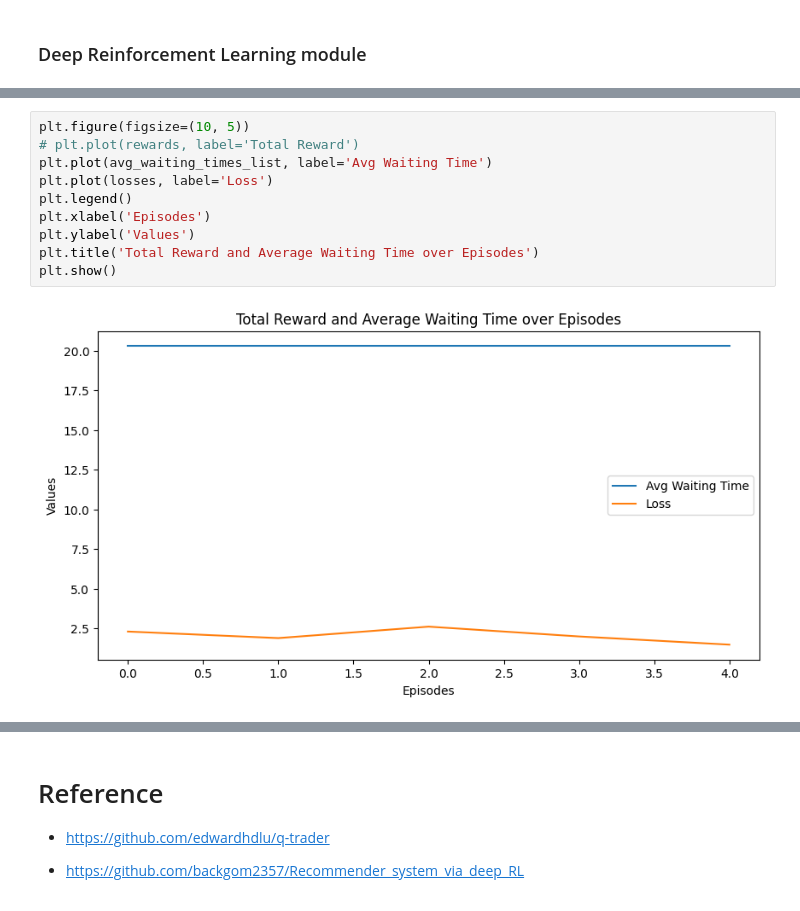
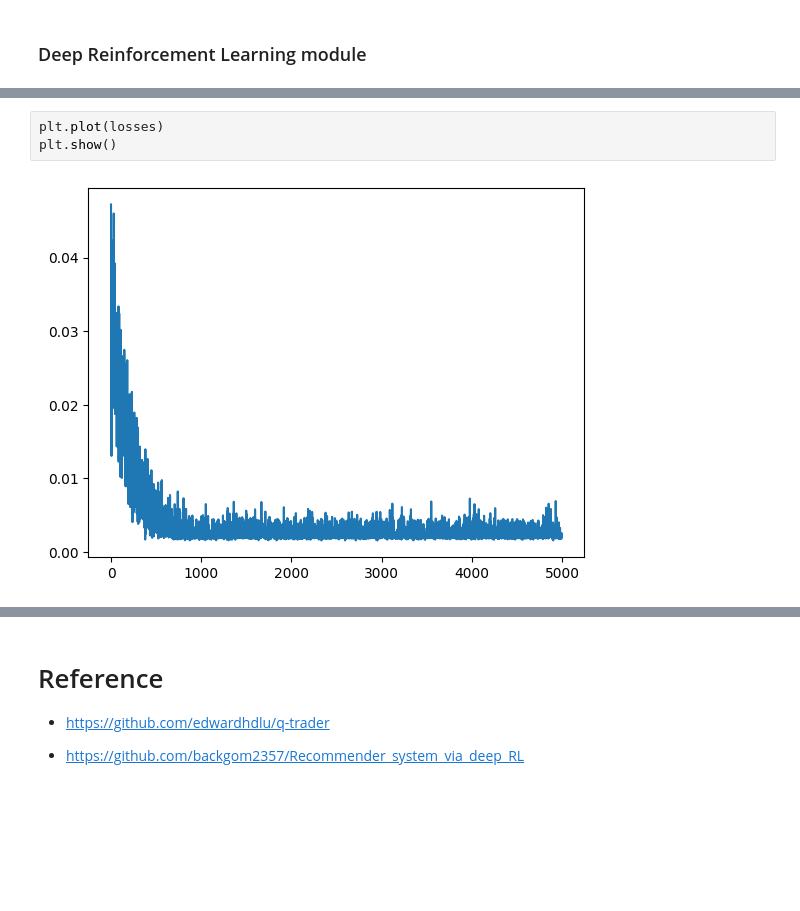
Before and after one commit to AliHaider20/Patient-Scheduling, a Jupyter notebook: Improving ED using RL.ipynb, the cells around one changed output, grey strips where cells are left out. Saved outputs shown, nothing was run; the diff lists cells and outputs as text; blank space fills up the shorter version.

Commit message:
rewards convergence

```diff
--- a/Improving ED using RL.ipynb
+++ b/Improving ED using RL.ipynb
@@ -665,12 +511,5 @@ plt.show()
-# %%
-plt.figure(figsize=(10, 5))
-# plt.plot(rewards, label='Total Reward')
-plt.plot(avg_waiting_times_list, label='Avg Waiting Time')
-plt.plot(losses, label='Loss')
-plt.legend()
-plt.xlabel('Episodes')
-plt.ylabel('Values')
-plt.title('Total Reward and Average Waiting Time over Episodes')
-plt.show()
-# %% [output]
-[figure, removed]
+# %%
+plt.plot(losses)
+plt.show()
+# %% [output]
+[figure, added]
```
Also changed, not shown: parts of 11 cells of this notebook.
